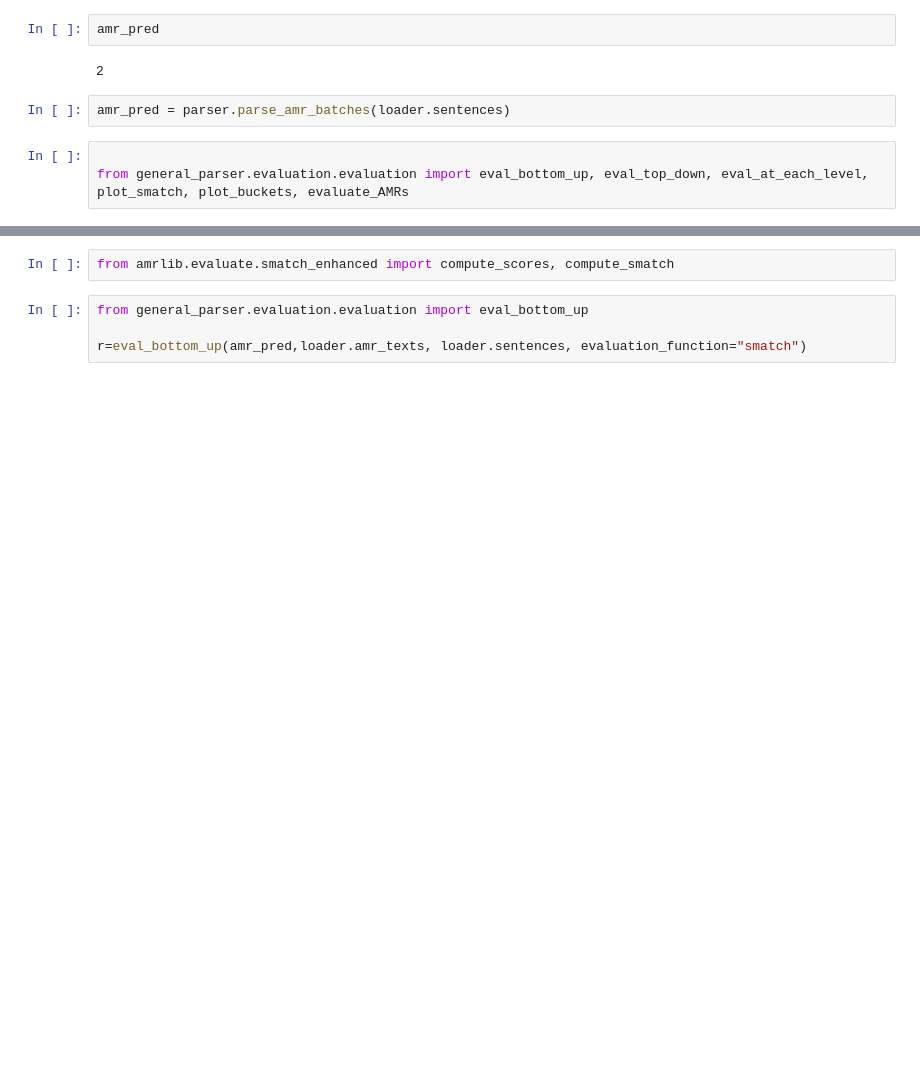
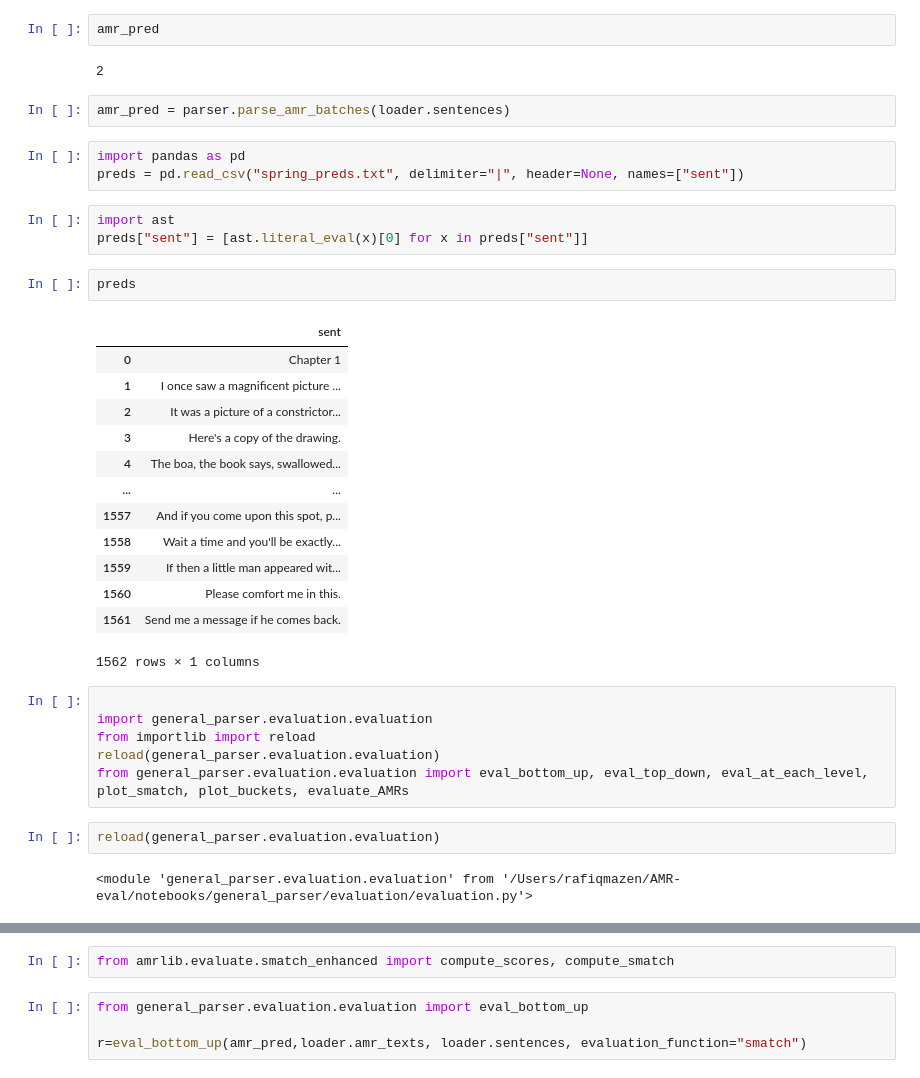
Before and after one commit to RafiqKamel/AMR-eval, a Jupyter notebook: notebooks/pipeline_test text gen.ipynb, the cells around one changed output, grey strips where cells are left out. Drawn from its saved outputs; the diff is of its cells as text; blank space fills up the shorter version.

```diff
--- a/notebooks/pipeline_test text gen.ipynb
+++ b/notebooks/pipeline_test text gen.ipynb
@@ -27,8 +25,37 @@ amr_pred
 2
 # %%
 amr_pred = parser.parse_amr_batches(loader.sentences)
+# %%
+import pandas as pd
+preds = pd.read_csv("spring_preds.txt", delimiter="|", header=None, names=["sent"])
+# %%
+import ast
+preds["sent"] = [ast.literal_eval(x)[0] for x in preds["sent"]]
+# %%
+preds
+# %% [output]
+|  | sent |
+| 0 | Chapter 1 |
+| 1 | I once saw a magnificent picture ... |
+| 2 | It was a picture of a constrictor... |
+| 3 | Here's a copy of the drawing. |
+| 4 | The boa, the book says, swallowed... |
+| ... | ... |
+| 1557 | And if you come upon this spot, p... |
+| 1558 | Wait a time and you'll be exactly... |
+| 1559 | If then a little man appeared wit... |
+| 1560 | Please comfort me in this. |
+| 1561 | Send me a message if he comes back. |
+1562 rows × 1 columns
 # %%
 
+import general_parser.evaluation.evaluation
+from importlib import reload
+reload(general_parser.evaluation.evaluation)
 from general_parser.evaluation.evaluation import eval_bottom_up, eval_top_down, eval_at_each_level, plot_smatch, plot_buckets, evaluate_AMRs
+# %%
+reload(general_parser.evaluation.evaluation)
+# %% [output]
+<module 'general_parser.evaluation.evaluation' from '/Users/rafiqmazen/AMR-eval/notebooks/general_parser/evaluation/evaluation.py'>
 # %%
 evaluate_AMRs(preds=amr_pred,gold=loader.text_amrs)
```
Also changed, not shown: parts of 8 cells of this notebook, 3 other files.
